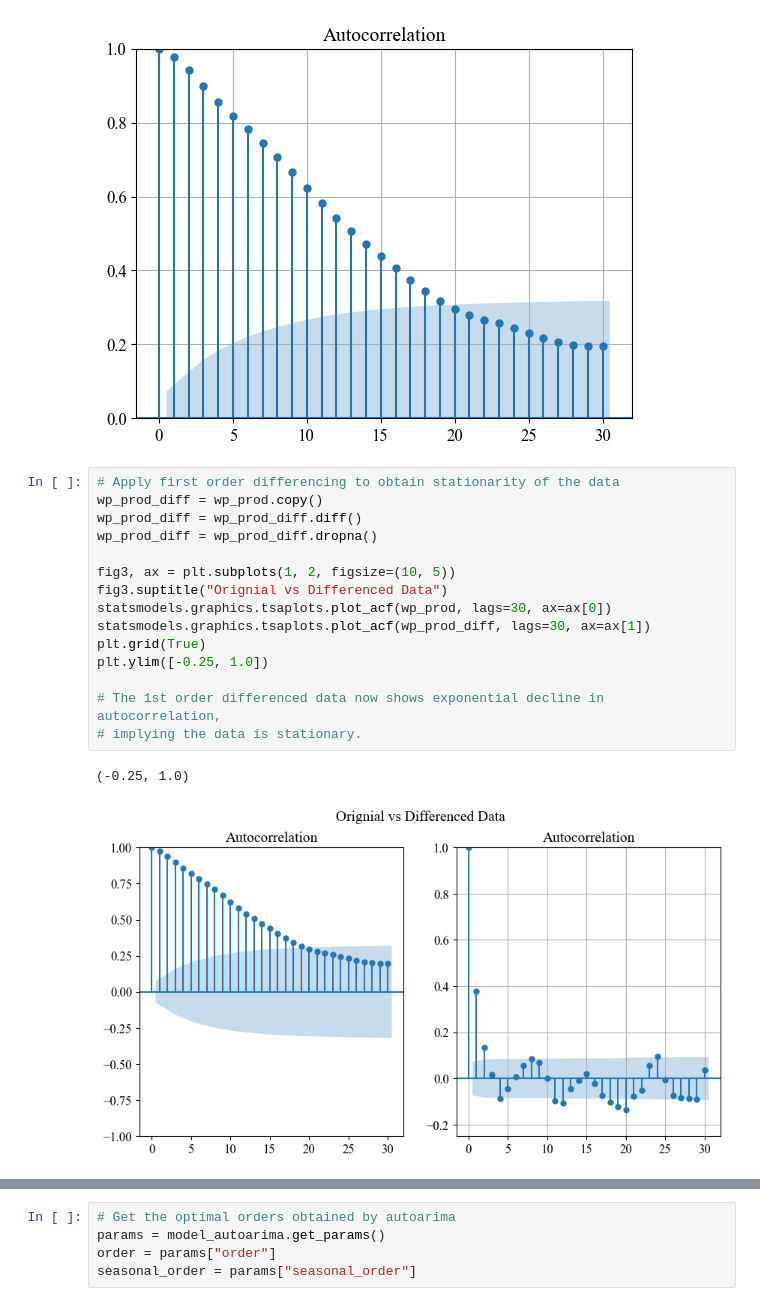
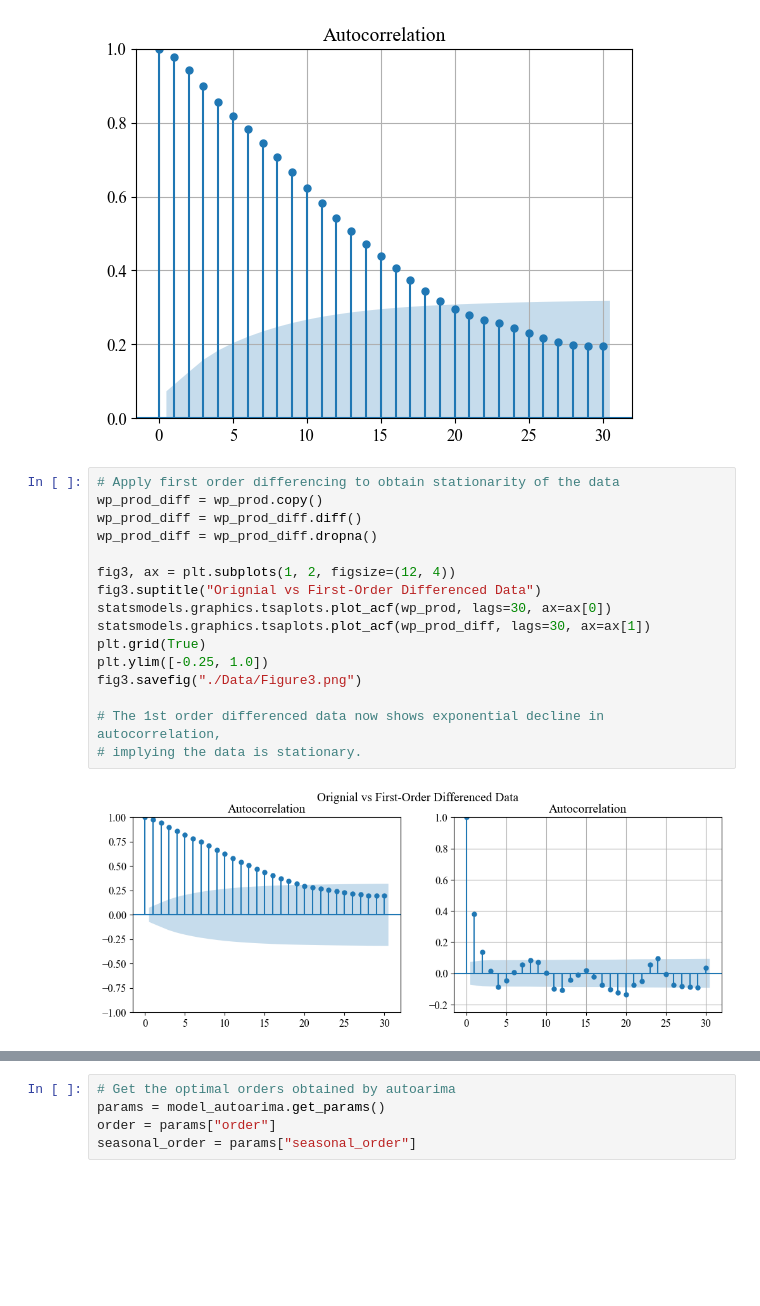
Before and after one commit to HyuntaeKR/enereng2023, a Jupyter notebook: ARIMA.ipynb, the cells around one changed output, grey strips where cells are left out. Cells and saved outputs as stored; diff of their text form; blank space fills up the shorter version.

```diff
--- a/ARIMA.ipynb
+++ b/ARIMA.ipynb
@@ -98,21 +101,21 @@ plt.ylim([0.0, 1.0]);
 # %%
 # Apply first order differencing to obtain stationarity of the data
 wp_prod_diff = wp_prod.copy()
 wp_prod_diff = wp_prod_diff.diff()
 wp_prod_diff = wp_prod_diff.dropna()
 
-fig3, ax = plt.subplots(1, 2, figsize=(10, 5))
-fig3.suptitle("Orignial vs Differenced Data")
+fig3, ax = plt.subplots(1, 2, figsize=(12, 4))
+fig3.suptitle("Orignial vs First-Order Differenced Data")
 statsmodels.graphics.tsaplots.plot_acf(wp_prod, lags=30, ax=ax[0])
 statsmodels.graphics.tsaplots.plot_acf(wp_prod_diff, lags=30, ax=ax[1])
 plt.grid(True)
 plt.ylim([-0.25, 1.0])
+fig3.savefig("./Data/Figure3.png")
 
 # The 1st order differenced data now shows exponential decline in autocorrelation,
 # implying the data is stationary.
 # %% [output]
-(-0.25, 1.0)
-[figure, old version]
+[figure, new version]
 # %%
 # Search for the optimal orders of the SARIMAX model
 # Use the autoarima package
```
Also changed, not shown: parts of 6 cells of this notebook, 4 other files.
